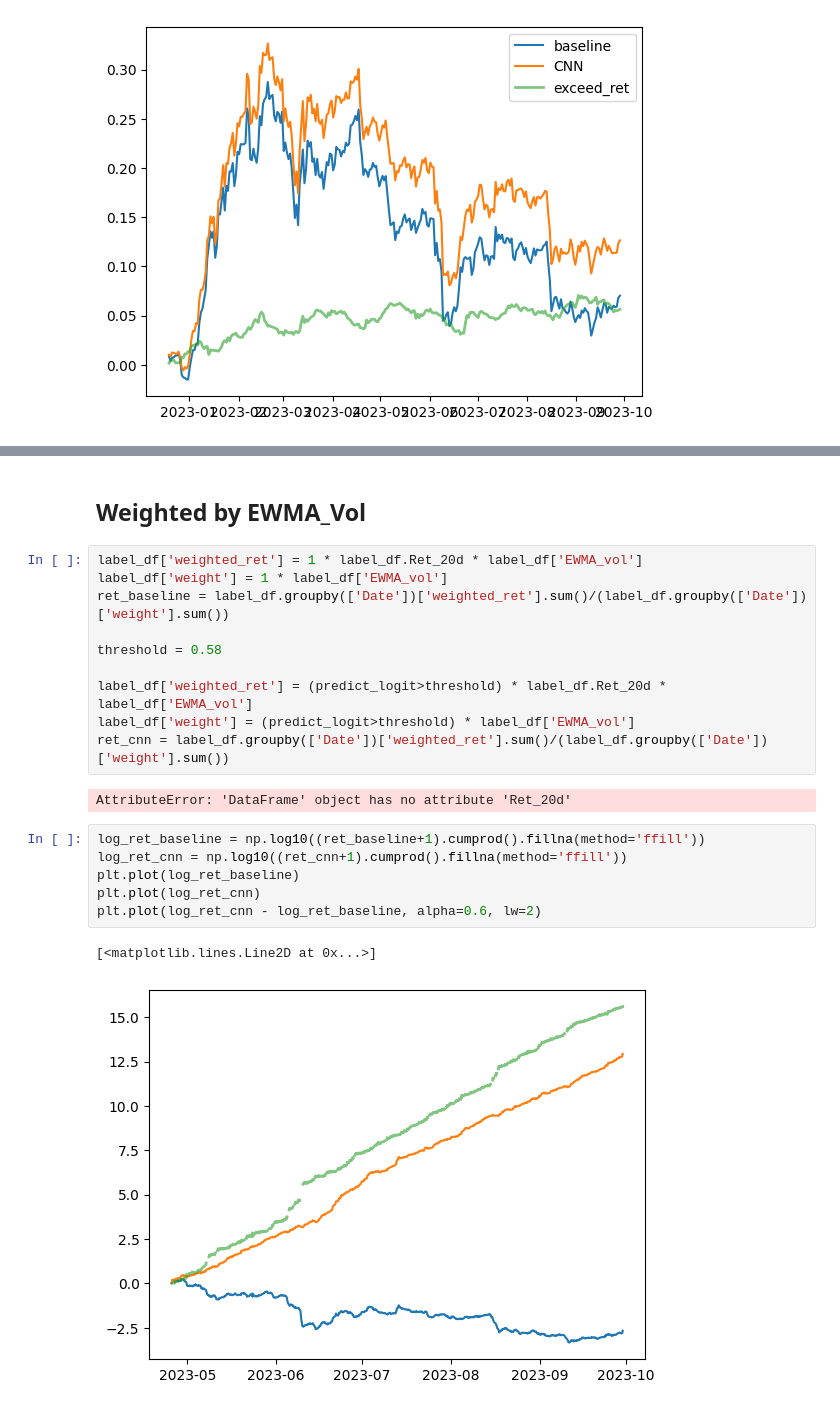
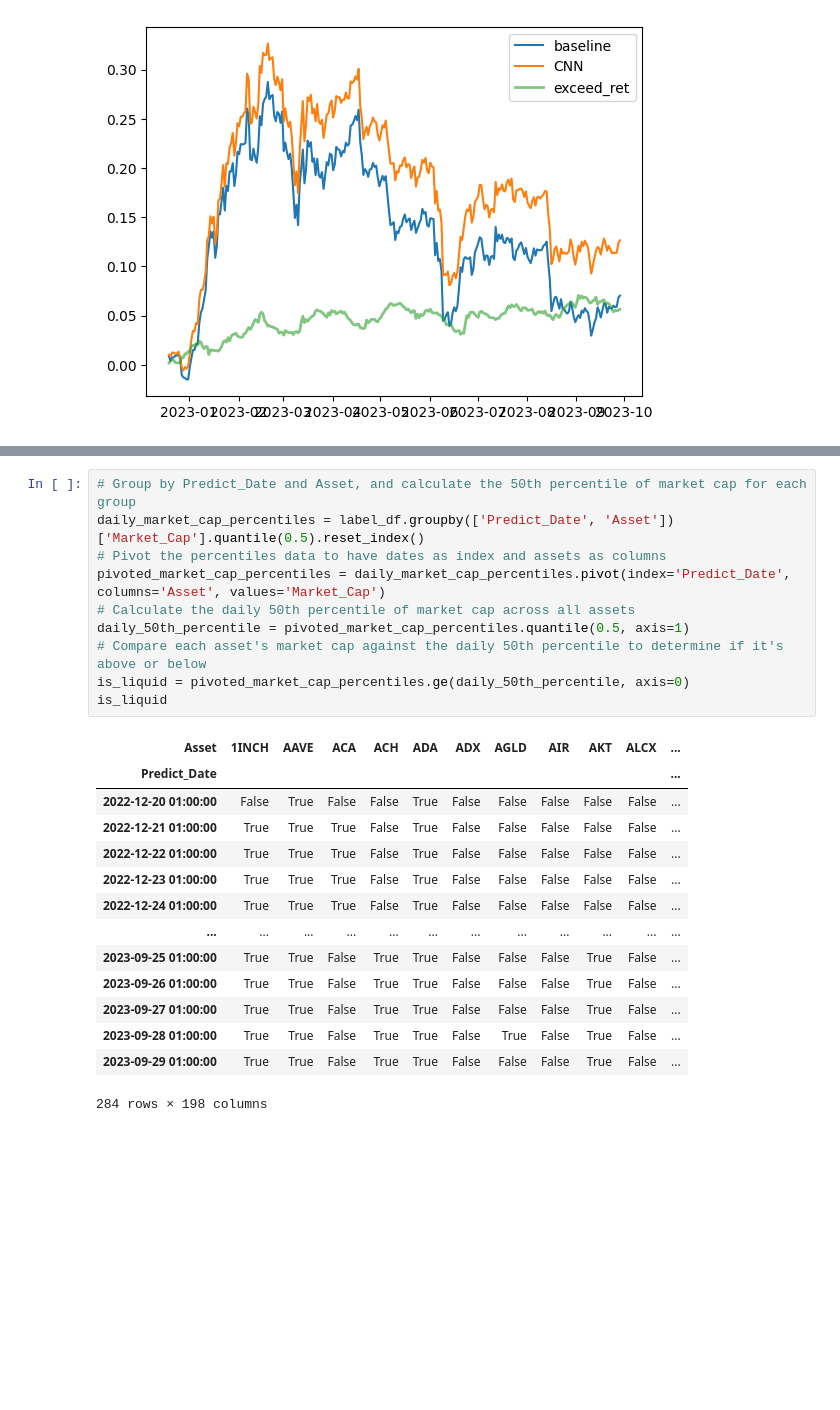
Before and after one commit to DarthShoge/Crypto_CNN, a Jupyter notebook: notebooks/test_crypto.ipynb, the cells around one changed output, grey strips where cells are left out. Cells and saved outputs as stored; diff of their text form; blank space fills up the shorter version.

```diff
--- a/notebooks/test_crypto.ipynb
+++ b/notebooks/test_crypto.ipynb
@@ -270,23 +212,25 @@ plt.savefig('../pic/performance2.png',dpi=300)
-# %% [markdown]
-## Weighted by EWMA_Vol
-# %%
-label_df['weighted_ret'] = 1 * label_df.Ret_20d * label_df['EWMA_vol']
-label_df['weight'] = 1 * label_df['EWMA_vol']
-ret_baseline = label_df.groupby(['Date'])['weighted_ret'].sum()/(label_df.groupby(['Date'])['weight'].sum())
-
-threshold = 0.58
-
-label_df['weighted_ret'] = (predict_logit>threshold) * label_df.Ret_20d * label_df['EWMA_vol']
-label_df['weight'] = (predict_logit>threshold) * label_df['EWMA_vol']
-ret_cnn = label_df.groupby(['Date'])['weighted_ret'].sum()/(label_df.groupby(['Date'])['weight'].sum())
-# %% [output]
-AttributeError: 'DataFrame' object has no attribute 'Ret_20d'
-# %%
-log_ret_baseline = np.log10((ret_baseline+1).cumprod().fillna(method='ffill'))
-log_ret_cnn = np.log10((ret_cnn+1).cumprod().fillna(method='ffill'))
-plt.plot(log_ret_baseline)
-plt.plot(log_ret_cnn)
-plt.plot(log_ret_cnn - log_ret_baseline, alpha=0.6, lw=2)
-# %% [output]
-[<matplotlib.lines.Line2D at 0x...>]
-[figure, removed]
+# %%
+# Group by Predict_Date and Asset, and calculate the 50th percentile of market cap for each group
+daily_market_cap_percentiles = label_df.groupby(['Predict_Date', 'Asset'])['Market_Cap'].quantile(0.5).reset_index()
+# Pivot the percentiles data to have dates as index and assets as columns
+pivoted_market_cap_percentiles = daily_market_cap_percentiles.pivot(index='Predict_Date', columns='Asset', values='Market_Cap')
+# Calculate the daily 50th percentile of market cap across all assets
+daily_50th_percentile = pivoted_market_cap_percentiles.quantile(0.5, axis=1)
+# Compare each asset's market cap against the daily 50th percentile to determine if it's above or below
+is_liquid = pivoted_market_cap_percentiles.ge(daily_50th_percentile, axis=0)
+is_liquid
+# %% [output]
+| Asset | 1INCH | AAVE | ACA | ACH | ADA | ADX | AGLD | AIR | AKT | ALCX | ... |
+| Predict_Date |  |  |  |  |  |  |  |  |  |  | ... |
+| 2022-12-20 01:00:00 | False | True | False | False | True | False | False | False | False | False | ... |
+| 2022-12-21 01:00:00 | True | True | True | False | True | False | False | False | False | False | ... |
+| 2022-12-22 01:00:00 | True | True | True | False | True | False | False | False | False | False | ... |
+| 2022-12-23 01:00:00 | True | True | True | False | True | False | False | False | False | False | ... |
+| 2022-12-24 01:00:00 | True | True | True | False | True | False | False | False | False | False | ... |
+| ... | ... | ... | ... | ... | ... | ... | ... | ... | ... | ... | ... |
+| 2023-09-25 01:00:00 | True | True | False | True | True | False | False | False | True | False | ... |
+| 2023-09-26 01:00:00 | True | True | False | True | True | False | False | False | True | False | ... |
+| 2023-09-27 01:00:00 | True | True | False | True | True | False | False | False | True | False | ... |
+| 2023-09-28 01:00:00 | True | True | False | True | True | False | True | False | True | False | ... |
+| 2023-09-29 01:00:00 | True | True | False | True | True | False | False | False | True | False | ... |
+284 rows × 198 columns
```
Also changed, not shown: parts of 7 cells of this notebook.
